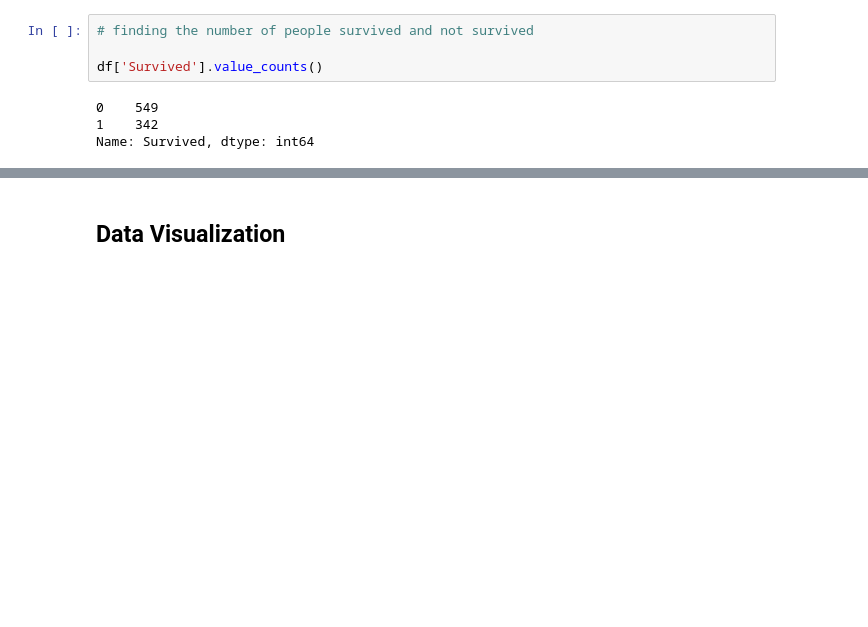
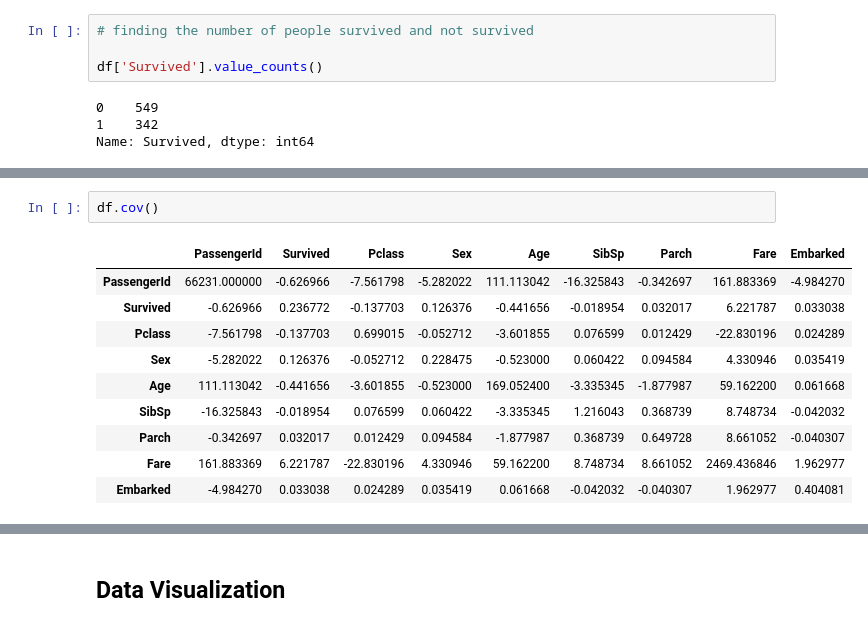
Before and after one commit to nano-bot01/Titanic-Survival-Prediction-using-Machine-Learning, a Jupyter notebook: Titanic_Survival_Prediction_using_Machine_Learning.ipynb, the cells around one changed output, grey strips where cells are left out. Saved outputs shown, nothing was run; the diff lists cells and outputs as text; blank space fills up the shorter version.

```diff
--- a/Titanic_Survival_Prediction_using_Machine_Learning.ipynb
+++ b/Titanic_Survival_Prediction_using_Machine_Learning.ipynb
@@ -196,0 +212,13 @@ Name: Survived, dtype: int64
+# %%
+df.cov()
+# %% [output]
+|  | PassengerId | Survived | Pclass | Sex | Age | SibSp | Parch | Fare | Embarked |
+| PassengerId | 66231.000000 | -0.626966 | -7.561798 | -5.282022 | 111.113042 | -16.325843 | -0.342697 | 161.883369 | -4.984270 |
+| Survived | -0.626966 | 0.236772 | -0.137703 | 0.126376 | -0.441656 | -0.018954 | 0.032017 | 6.221787 | 0.033038 |
+| Pclass | -7.561798 | -0.137703 | 0.699015 | -0.052712 | -3.601855 | 0.076599 | 0.012429 | -22.830196 | 0.024289 |
+| Sex | -5.282022 | 0.126376 | -0.052712 | 0.228475 | -0.523000 | 0.060422 | 0.094584 | 4.330946 | 0.035419 |
+| Age | 111.113042 | -0.441656 | -3.601855 | -0.523000 | 169.052400 | -3.335345 | -1.877987 | 59.162200 | 0.061668 |
+| SibSp | -16.325843 | -0.018954 | 0.076599 | 0.060422 | -3.335345 | 1.216043 | 0.368739 | 8.748734 | -0.042032 |
+| Parch | -0.342697 | 0.032017 | 0.012429 | 0.094584 | -1.877987 | 0.368739 | 0.649728 | 8.661052 | -0.040307 |
+| Fare | 161.883369 | 6.221787 | -22.830196 | 4.330946 | 59.162200 | 8.748734 | 8.661052 | 2469.436846 | 1.962977 |
+| Embarked | -4.984270 | 0.033038 | 0.024289 | 0.035419 | 0.061668 | -0.042032 | -0.040307 | 1.962977 | 0.404081 |
```
Also changed, not shown: parts of 6 cells of this notebook.
